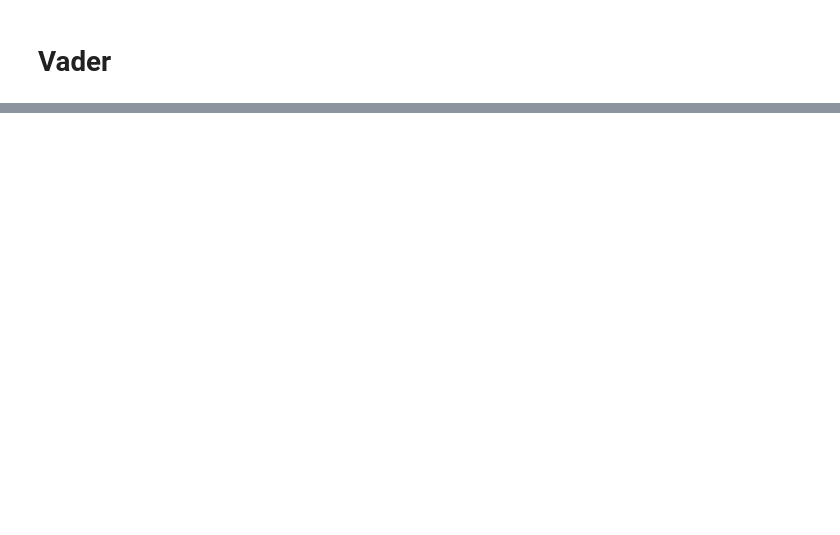
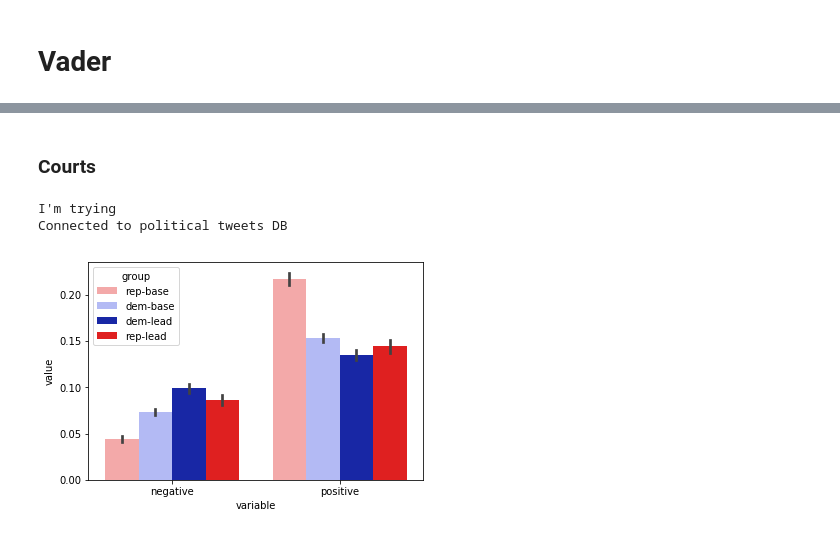
Before and after one commit to cherdeman/political_tweets_spr19, a Jupyter notebook: analysis/Vader Prelim.ipynb, the cells around one changed output, grey strips where cells are left out. Saved outputs shown, nothing was run; the diff lists cells and outputs as text; code cells hidden in the pictures; blank space fills up the shorter version.

```diff
--- a/analysis/Vader Prelim.ipynb
+++ b/analysis/Vader Prelim.ipynb
@@ -145,0 +73,8 @@ results_to_plot
+# %% [markdown]
+### Courts
+# %%
+courts = run_vader("courts")
+# %% [output]
+I'm trying
+Connected to political tweets DB
+[figure, added]
```
Also changed, not shown: parts of 86 cells of this notebook, 2 other files.
